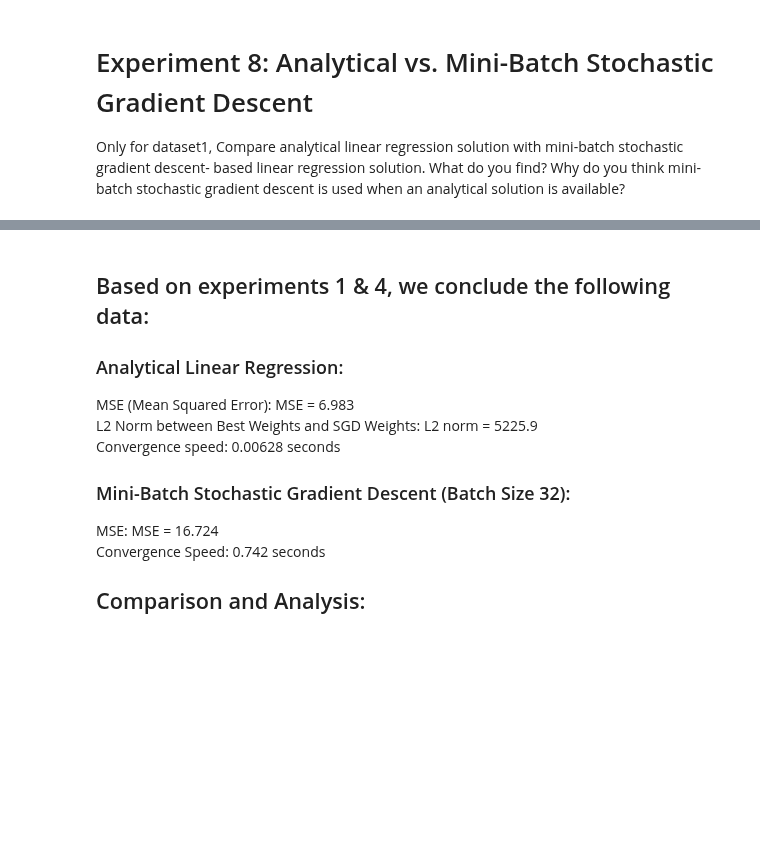
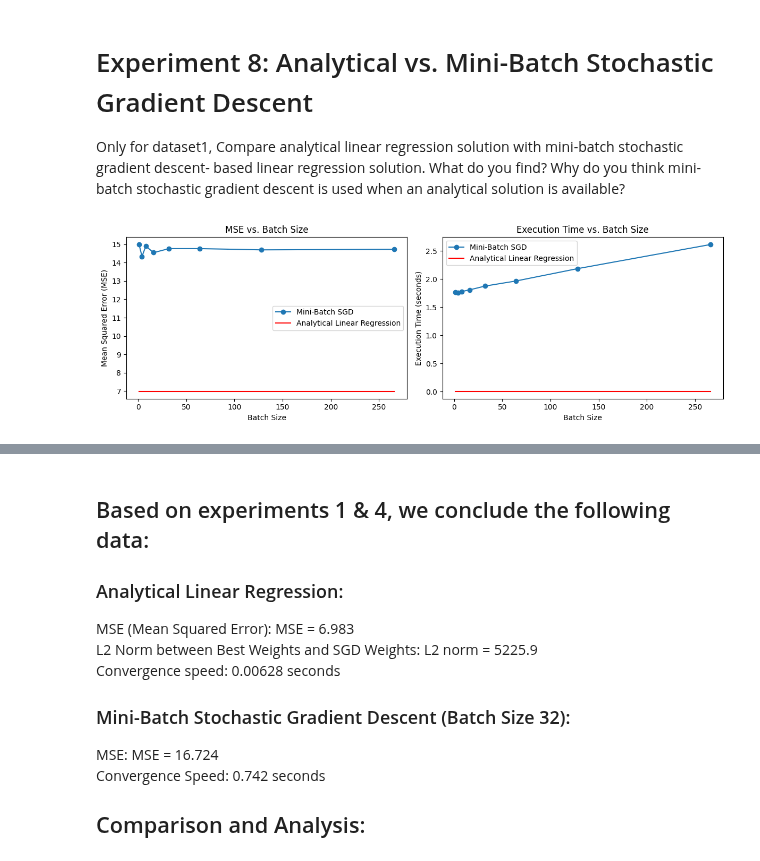
Before and after one commit to j-c-carr/Real-Estate-and-Wine-Quality-Prediction, a Jupyter notebook: experiments_test.ipynb, the cells around one changed output, grey strips where cells are left out. Saved outputs shown, nothing was run; the diff lists cells and outputs as text; code cells hidden in the pictures; blank space fills up the shorter version.

```diff
--- a/experiments_test.ipynb
+++ b/experiments_test.ipynb
@@ -1131,4 +1131,50 @@ SGD Fit MSE: 16.442
 # %% [markdown]
 # Experiment 8: Analytical vs. Mini-Batch Stochastic Gradient Descent
 Only for dataset1, Compare analytical linear regression solution with mini-batch stochastic gradient descent- based linear regression solution. What do you find? Why do you think mini-batch stochastic gradient descent is used when an analytical solution is available?
+# %%
+# Analytical Linear Regression
+lin_reg_analytic = LinearRegression()
+
+# Record start time for Analytical Linear Regression
+start_time_analytic = time.time()
+
+# Fit the model using the analytical method
+lin_reg_analytic.fit(X_housing_train, y_housing_train, analytic_fit=True, verbose=False)
+
+# Record end time for Analytical Linear Regression
+end_time_analytic = time.time()
+
+# Calculate MSE for Analytical Linear Regression
+y_preds_analytic = lin_reg_analytic.predict(X_housing_test)
+mse_analytic = mse(y_housing_test, y_preds_analytic)
+
+# Initialize lists to store Analytical Linear Regression results
+mse_analytic_values = [mse_analytic] * len(batch_sizes)
+execution_times_analytic = [end_time_analytic - start_time_analytic] * len(batch_sizes)
+
+# Add Analytical Linear Regression to the existing plots
+plt.figure(figsize=(12, 4))
+
+# Plot MSE values
+plt.subplot(1, 2, 1)
+plt.plot(batch_sizes, mse_values, marker='o', linestyle='-', label='Mini-Batch SGD')
+plt.plot(batch_sizes, mse_analytic_values, linestyle='-', color='red', label='Analytical Linear Regression')
+plt.title('MSE vs. Batch Size')
+plt.xlabel('Batch Size')
+plt.ylabel('Mean Squared Error (MSE)')
+plt.legend()
+
+# Plot execution times
+plt.subplot(1, 2, 2)
+plt.plot(batch_sizes, execution_times, marker='o', linestyle='-', label='Mini-Batch SGD')
+plt.plot(batch_sizes, execution_times_analytic, linestyle='-', color='red', label='Analytical Linear Regression')
+plt.title('Execution Time vs. Batch Size')
+plt.xlabel('Batch Size')
+plt.ylabel('Execution Time (seconds)')
+plt.legend()
+
+plt.tight_layout()
+plt.show()
+# %% [output]
+[figure, added]
 # %%
```
Also changed, not shown: parts of 1 cell of this notebook.
